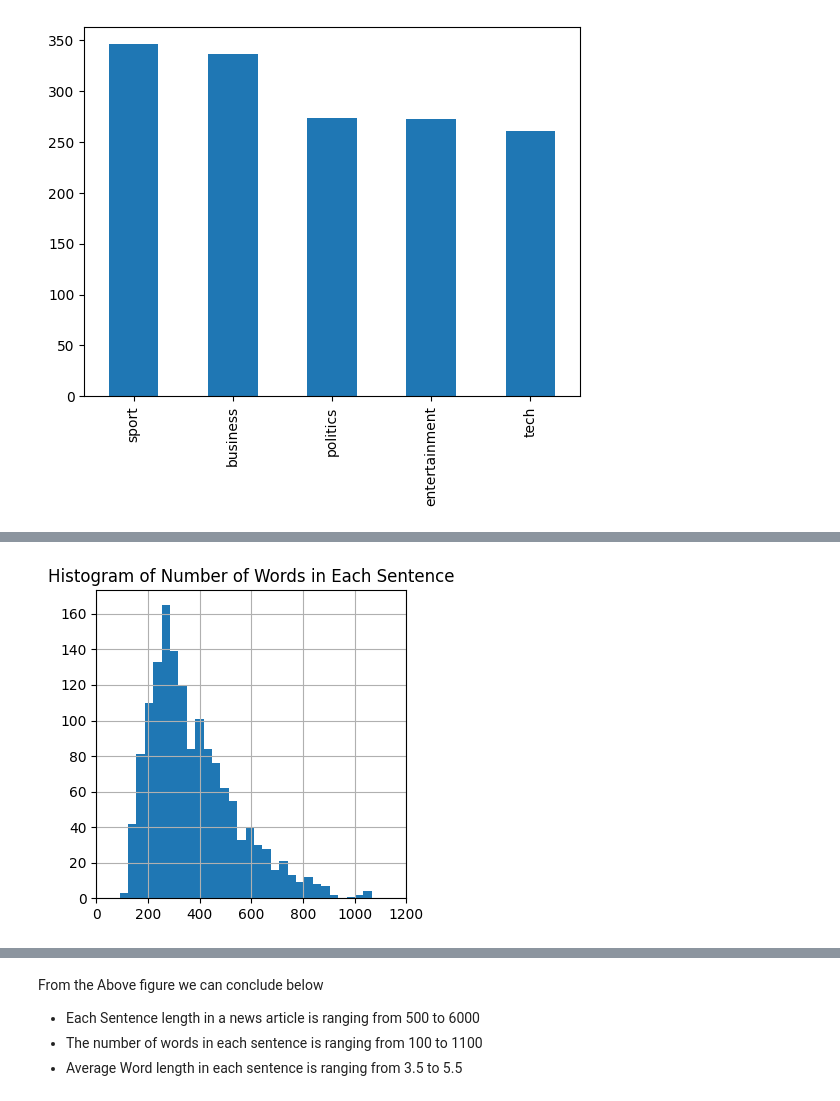
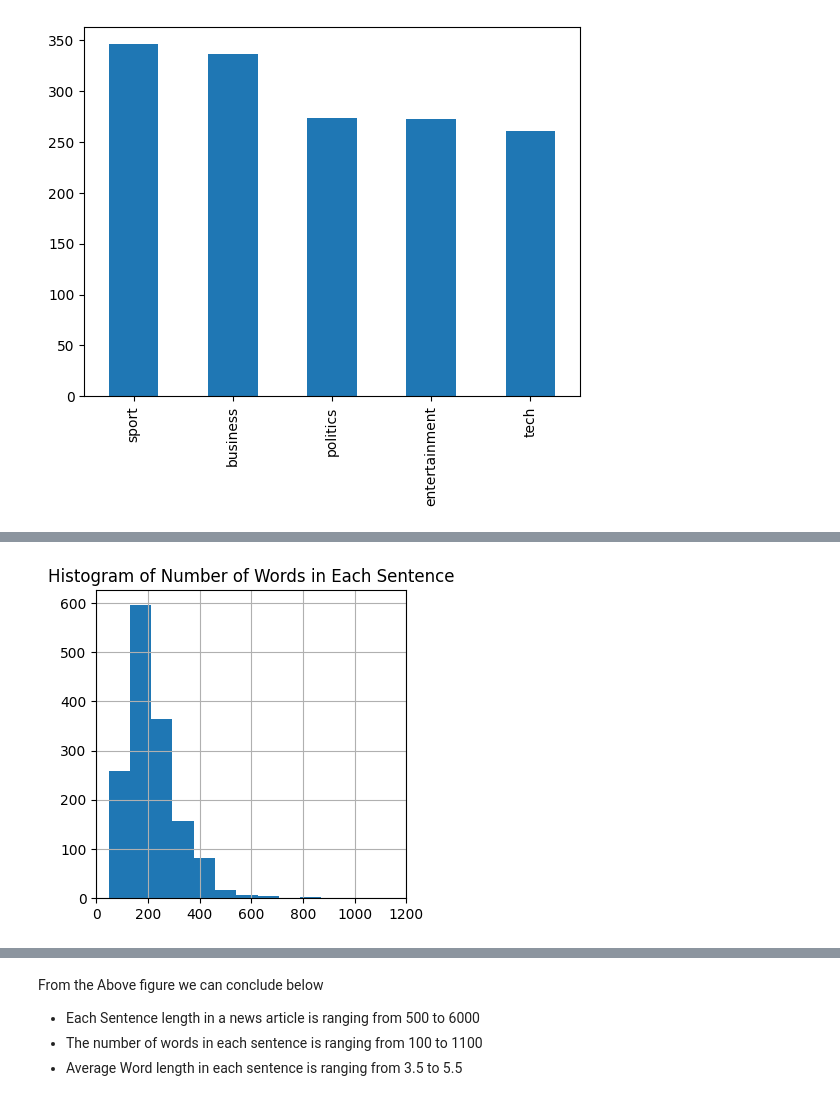
Before and after one commit to VinodKumarJodu/news-article-classification, a Jupyter notebook: notebooks/news_articles_classification.ipynb, the cells around one changed output, grey strips where cells are left out. Cells and saved outputs as stored; diff of their text form; code cells hidden in the pictures.

```diff
--- a/notebooks/news_articles_classification.ipynb
+++ b/notebooks/news_articles_classification.ipynb
@@ -300,11 +315,11 @@ plt.show()
 # %%
 plt.figure(figsize=(4,4))
 plt.title("Histogram of Number of Words in Each Sentence")
-df['Text'].str.split().map(lambda x: len(x)).hist(bins=100)
+df['text'].str.split().map(lambda x: len(x)).hist(bins=20)
 plt.xlim([0,1200])
 plt.show()
 # %% [output]
-[figure, old version]
+[figure, new version]
 # %%
 plt.figure(figsize=(4,4))
 df['Text'].str.split().apply(lambda x: [len(i) for i in x]).map(lambda x: np.mean(x)).hist()
```
Also changed, not shown: parts of 7 cells of this notebook, 11 other files.
